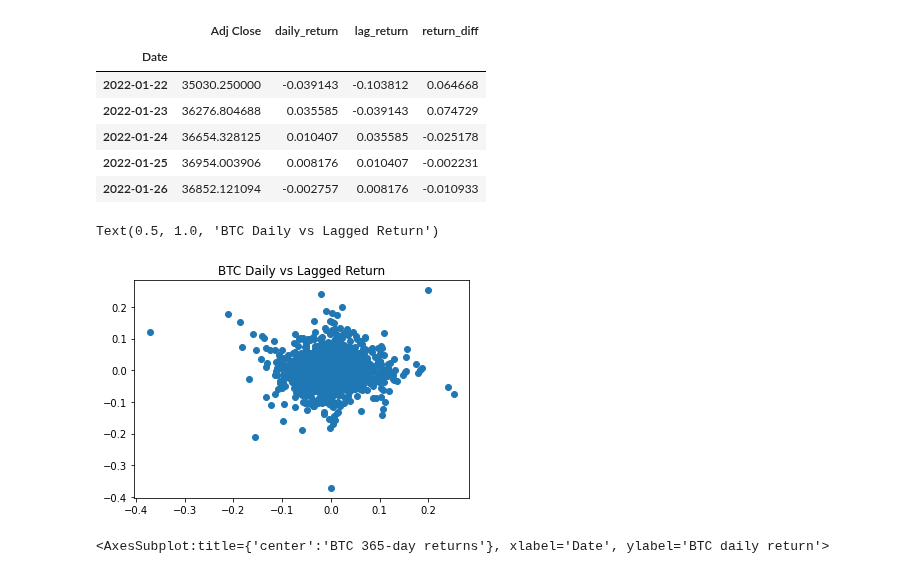
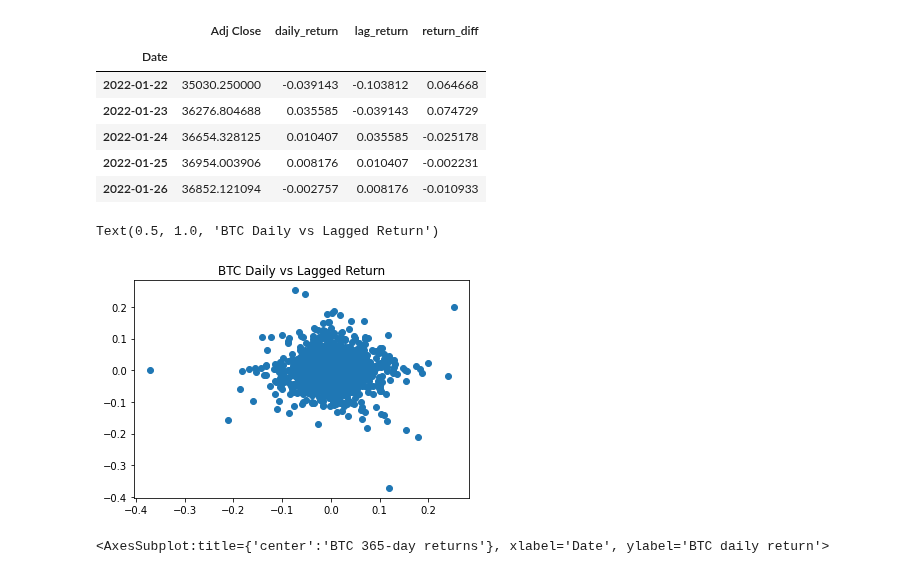
Before and after one commit to dbogatic/crypto-analysis, a Jupyter notebook: autocorrelation.ipynb, the cells around one changed output. Saved outputs shown, nothing was run; the diff lists cells and outputs as text; code cells hidden in the pictures.

```diff
--- a/autocorrelation.ipynb
+++ b/autocorrelation.ipynb
@@ -38,13 +39,13 @@ btc_prices.tail()
 | 2022-01-26 | 36852.121094 | -0.002757 | 0.008176 | -0.010933 |
 # %%
 # Scatter plot of lagged return vs daily_return
-x = btc_prices['lag_return']
-y = btc_prices['daily_return']
+x = btc_prices['daily_return']
+y = btc_prices['lag_return']
 plt.scatter(x, y)
 plt.title('BTC Daily vs Lagged Return')
 # %% [output]
 Text(0.5, 1.0, 'BTC Daily vs Lagged Return')
-[figure, old version]
+[figure, new version]
 # %%
 # Plot of last 30 days of daily return
 btc_prices['daily_return'][-365:].plot(title='BTC 365-day returns', rot=45, ylabel='BTC daily return')
```
Also changed, not shown: parts of 4 cells of this notebook.
